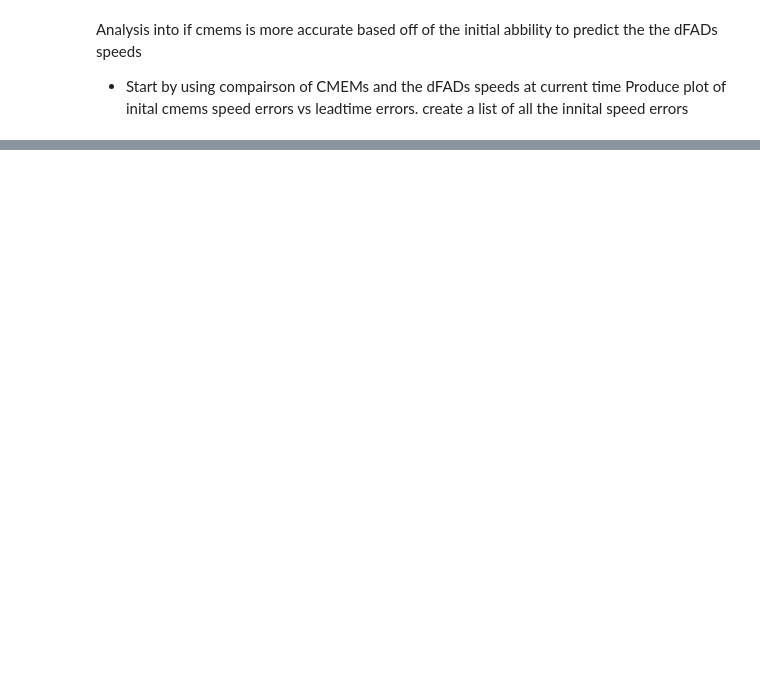
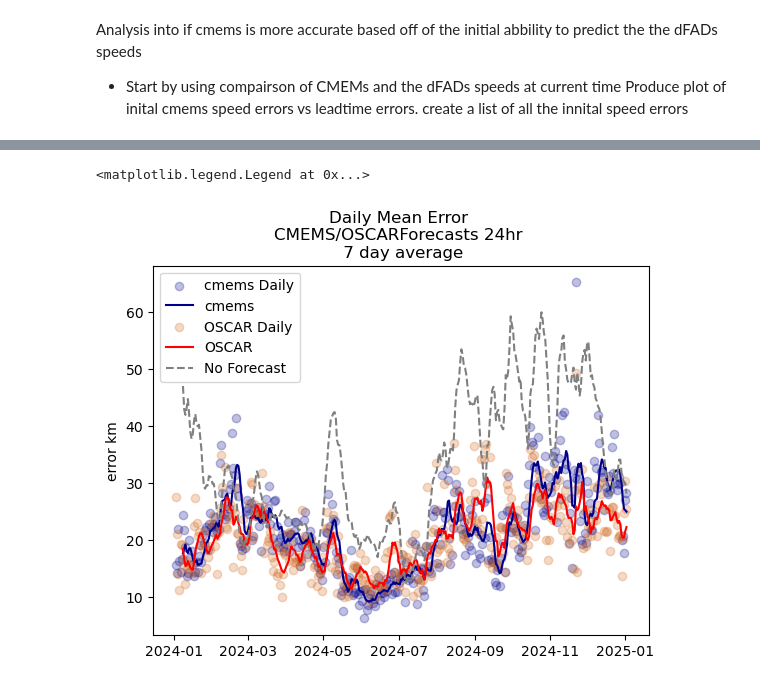
Before and after one commit to Colin-zerfass/fate-core, a Jupyter notebook: Code/forecast_errors_inital_mapping.ipynb, the cells around one changed output, grey strips where cells are left out. Saved outputs shown, nothing was run; the diff lists cells and outputs as text; code cells hidden in the pictures; blank space fills up the shorter version.

```diff
--- a/Code/forecast_errors_inital_mapping.ipynb
+++ b/Code/forecast_errors_inital_mapping.ipynb
@@ -14,8 +17,15 @@ ds = gpd.read_parquet(r"Data\Mapped_SAT_MI_Cleanedspeeds.parquet")
 ds = funcs.querry_date_range(ds, pd.Timestamp("2024-1-1"), pd.Timestamp("2025-1-1"))
 ds = ds.reset_index(drop = True)
 print(ds.columns)
-fc = pd.read_csv("Parcels/saved_output/combined_Percistance2024.csv")
-fc["DateTime"] = pd.to_datetime(fc.DateTime)
+fc = pd.read_csv("Parcels/saved_output/combined_cmems2024.csv")
+fc2 = pd.read_csv("Parcels/saved_output/OSCAR_2024v2.csv")
+fc3 = pd.read_csv("Parcels/saved_output/No_forecast.csv")
+fc["Time"] = pd.to_datetime(fc["Time"])
+fc['error_km'] = funcs.haversine_df(fc, "lat_true", "lon_true", "lat_forcast", "lon_forcast")
+fc2["Time"] = pd.to_datetime(fc2["Time"])
+fc2["error_km"] = funcs.haversine_df(fc2, "lat_true", "lon_true", "lat_forcast", "lon_forcast")
+fc3["Time"] = pd.to_datetime(fc3["Time"])
+fc3["error_km"] = funcs.haversine_df(fc3, "lat_true", "lon_true", "lat_forcast", "lon_forcast")
 # %% [output]
 Index(['index', 'BuoyName', 'MinOfDate', 'MaxOfDate', 'TimeStamp', 'geometry',
        'x_deg', 'y_deg', 'x_km', 'y_km', 'xy_km', 'Delta_Timestamps',
@@ -53,0 +193,35 @@ fc_initals = fc.query("lead_time_hours == 0").reset_index(drop = True)
+# %%
+a  = fc["lead_bins"][261107]
+def Forecast_timeseries(ds:pd.DataFrame, window:int, bin)-> pd.DataFrame:
+    bins = np.linspace(0,8*24,2*24+1)
+    ds["lead_bins"] = pd.cut(ds["leadtime"], bins)
+    # (24.0, 28.0]
+    fc_grouped = ds.groupby("lead_bins")
+    fc24 = fc_grouped.get_group(a)
+    fc24["Day"] = fc24.Time.dt.date
+    ts24 = fc24.groupby("Day")["error_km"].mean()
+    ts24 = ts24.to_frame("error_km").reset_index(drop= False)
+    ts24["rolling"] = ts24["error_km"].rolling(window).mean()
+    return ts24
+# %%
+window = 7
+fcts = Forecast_timeseries(fc, window , a)
+fcts2 = Forecast_timeseries(fc2,window, a)
+fcts3 = Forecast_timeseries(fc3, window, a)
+# %%
+fig, ax = plt.subplots()
+#CMEMS
+ax.scatter(fcts.Day, fcts.error_km, color = "darkblue", alpha = 0.25, label = "cmems Daily")
+ax.plot(fcts.Day, fcts["rolling"], color = "darkblue", label = "cmems")
+#OSCAR
+ax.scatter(fcts2.Day, fcts2.error_km, color = "chocolate", alpha = 0.25 ,label = "OSCAR Daily")
+ax.plot(fcts2.Day, fcts2["rolling"], color = "red", label = "OSCAR")
+#NO Forecast
+#ax.scatter(fcts3.Day, fcts3.error_km, color = "g", alpha = 0.25 ,label = "OSCAR Daily")
+ax.plot(fcts3.Day, fcts3["rolling"], color = "gray", label = "No Forecast", linestyle = "--")
+ax.set_title("Daily Mean Error \nCMEMS/OSCARForecasts 24hr \n 7 day average")
+ax.set_ylabel("error km")
+ax.legend()
+# %% [output]
+<matplotlib.legend.Legend at 0x...>
+[figure, added]
```
Also changed, not shown: parts of 12 cells of this notebook, 1 other file.
